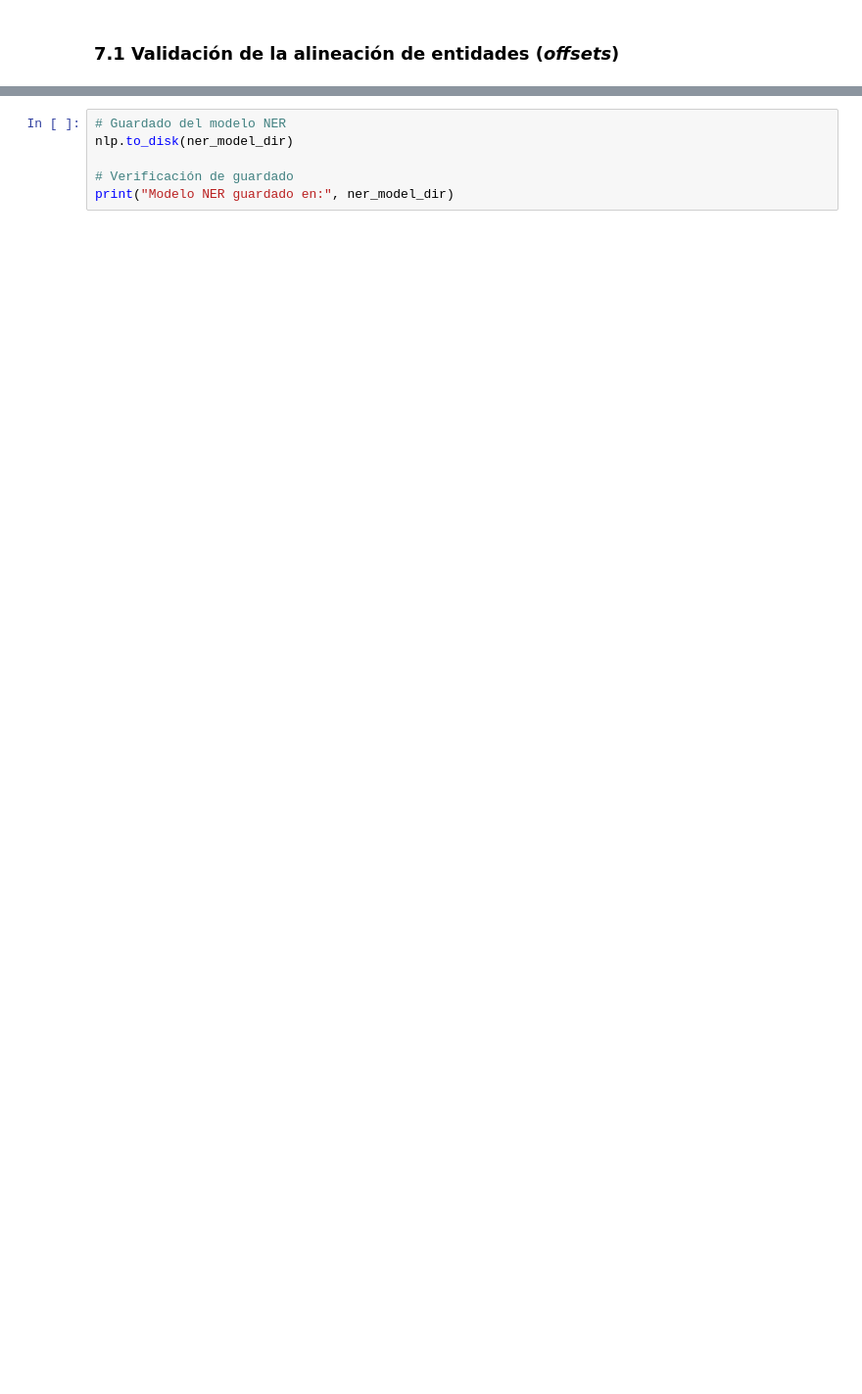
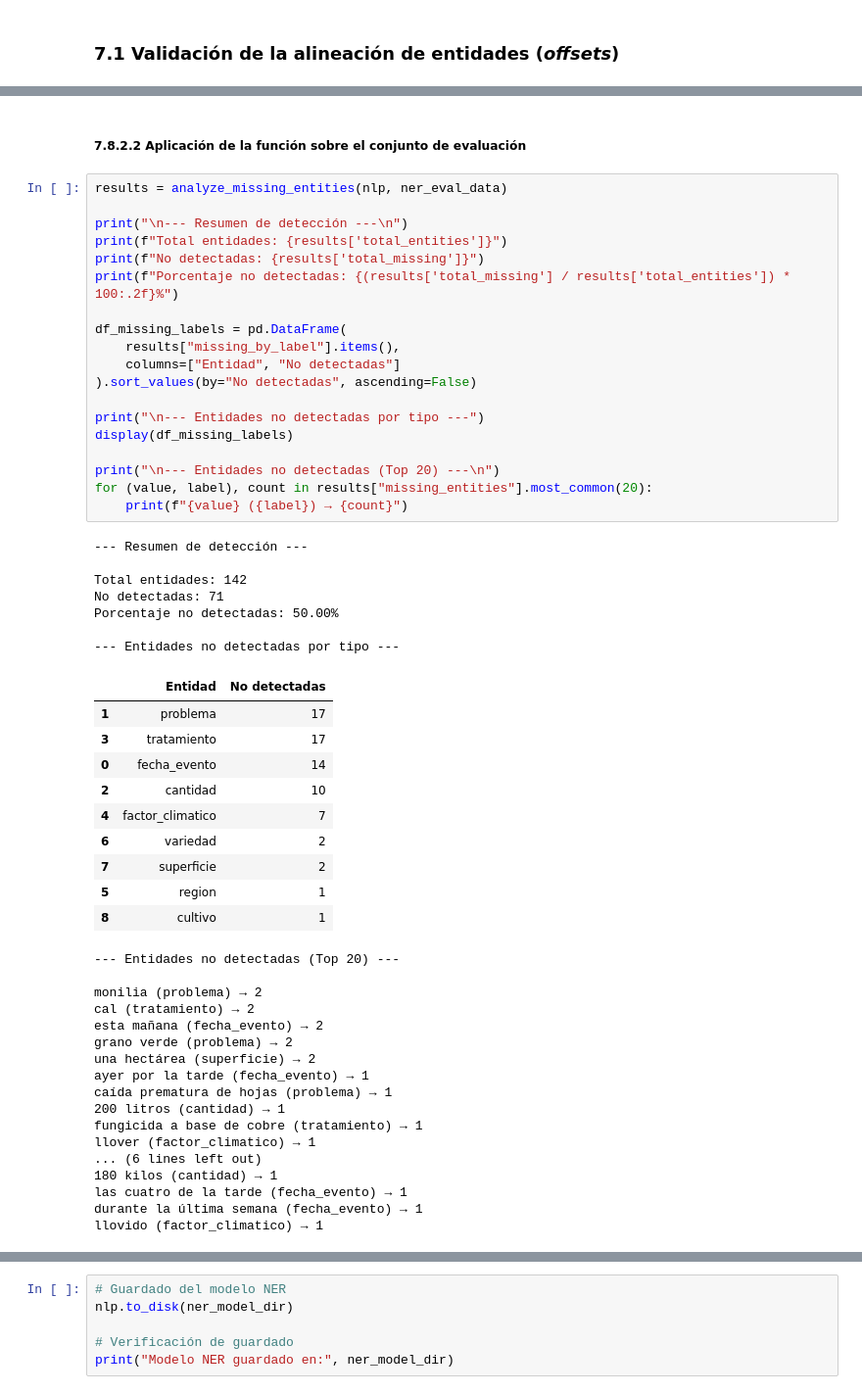
Before and after one commit to JMPinillos/agri-voice-ai, a Jupyter notebook: notebooks/03_nlp_modeling/nlp_modeling.ipynb, the cells around one changed output, grey strips where cells are left out. Shown at 98% size. Cells and saved outputs as stored; diff of their text form; blank space fills up the shorter version.

```diff
--- a/notebooks/03_nlp_modeling/nlp_modeling.ipynb
+++ b/notebooks/03_nlp_modeling/nlp_modeling.ipynb
@@ -2264,0 +2464,56 @@ Estas limitaciones justifican la necesidad de incorporar mecanismos adicionales
+# %% [markdown]
+##### 7.8.2.2 Aplicación de la función sobre el conjunto de evaluación
+# %%
+results = analyze_missing_entities(nlp, ner_eval_data)
+
+print("\n--- Resumen de detección ---\n")
+print(f"Total entidades: {results['total_entities']}")
+print(f"No detectadas: {results['total_missing']}")
+print(f"Porcentaje no detectadas: {(results['total_missing'] / results['total_entities']) * 100:.2f}%")
+
+df_missing_labels = pd.DataFrame(
+    results["missing_by_label"].items(),
+    columns=["Entidad", "No detectadas"]
+).sort_values(by="No detectadas", ascending=False)
+
+print("\n--- Entidades no detectadas por tipo ---")
+display(df_missing_labels)
+
+print("\n--- Entidades no detectadas (Top 20) ---\n")
+for (value, label), count in results["missing_entities"].most_common(20):
+    print(f"{value} ({label}) → {count}")
+# %% [output]
+--- Resumen de detección ---
+
+Total entidades: 142
+No detectadas: 71
+Porcentaje no detectadas: 50.00%
+
+--- Entidades no detectadas por tipo ---
+|  | Entidad | No detectadas |
+| 1 | problema | 17 |
+| 3 | tratamiento | 17 |
+| 0 | fecha_evento | 14 |
+| 2 | cantidad | 10 |
+| 4 | factor_climatico | 7 |
+| 6 | variedad | 2 |
+| 7 | superficie | 2 |
+| 5 | region | 1 |
+| 8 | cultivo | 1 |
+--- Entidades no detectadas (Top 20) ---
+
+monilia (problema) → 2
+cal (tratamiento) → 2
+esta mañana (fecha_evento) → 2
+grano verde (problema) → 2
+una hectárea (superficie) → 2
+ayer por la tarde (fecha_evento) → 1
+caída prematura de hojas (problema) → 1
+200 litros (cantidad) → 1
+fungicida a base de cobre (tratamiento) → 1
+llover (factor_climatico) → 1
+... (6 lines left out)
+180 kilos (cantidad) → 1
+las cuatro de la tarde (fecha_evento) → 1
+durante la última semana (fecha_evento) → 1
+llovido (factor_climatico) → 1
```
Also changed, not shown: parts of 75 cells of this notebook, 5 other files.
